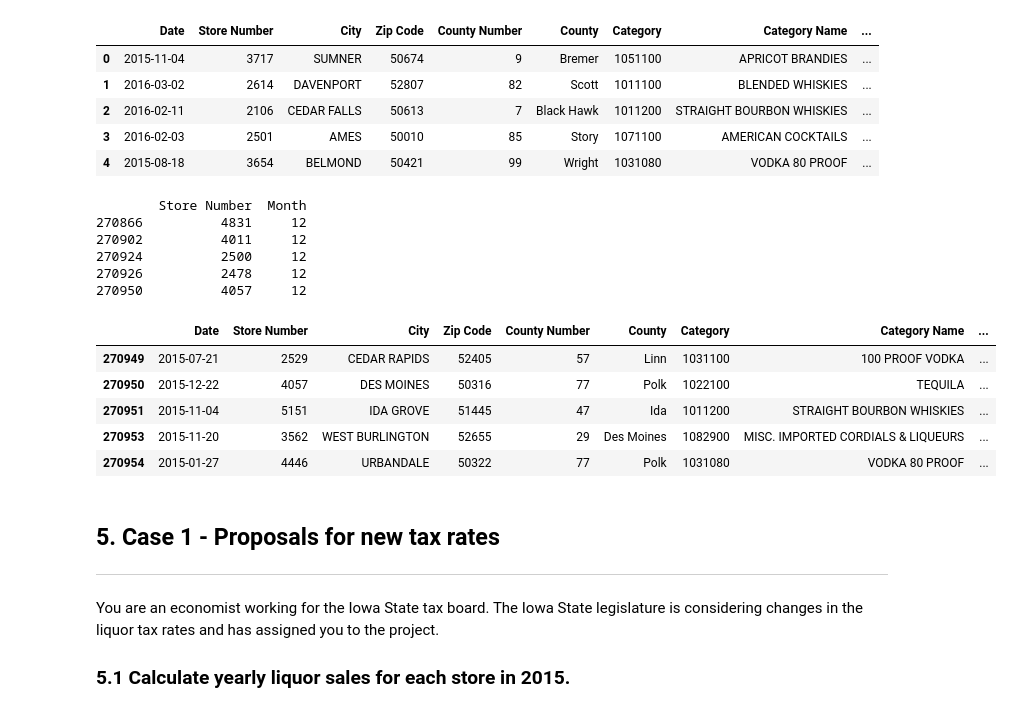
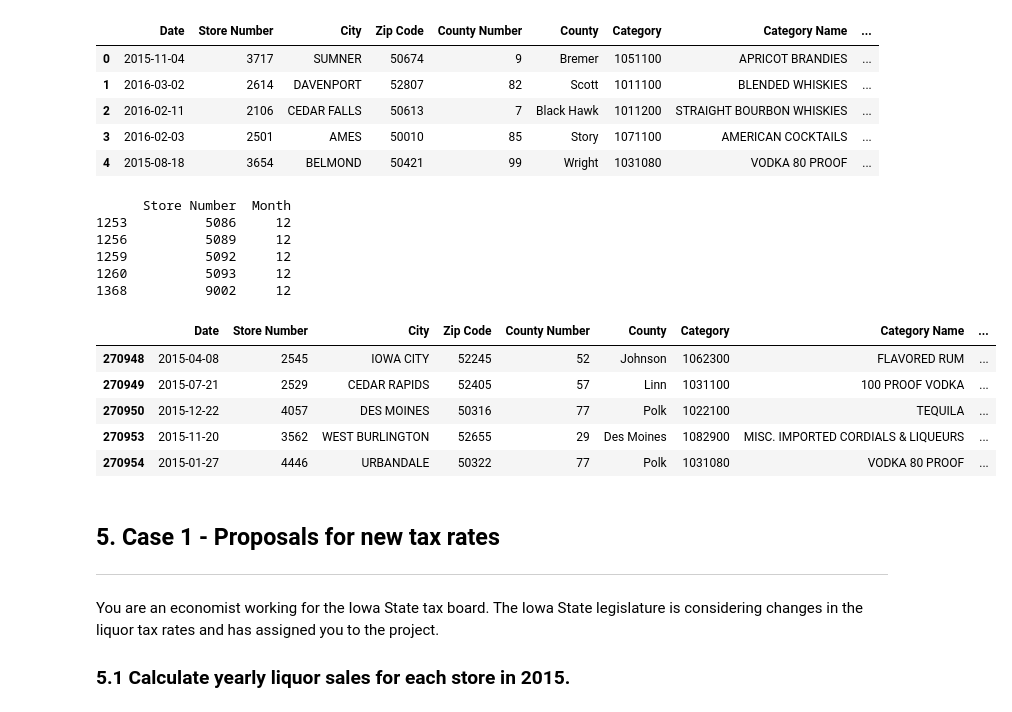
Before and after one commit to chablis8/Python-Pandas, a Jupyter notebook: exams/final/final_project/MT_take_home.ipynb, the cells around one changed output. Drawn from its saved outputs; the diff is of its cells as text; code cells hidden in the pictures.

```diff
--- a/exams/final/final_project/MT_take_home.ipynb
+++ b/exams/final/final_project/MT_take_home.ipynb
@@ -158,7 +158,7 @@ Volume Sold (Gallons)       0
 dtype: int64
 270955
 # %%
-iowa3 = iowa3.loc[iowa1['County Number'].notnull() & iowa1['County'].notnull() & iowa1['Category'].notnull() & iowa1['Category Name'].notnull()]
+iowa3 = iowa3.loc[iowa3['County Number'].notnull() & iowa3['County'].notnull() & iowa3['Category'].notnull() & iowa3['Category Name'].notnull()]
 
 print(iowa3.isnull().sum())
 print('\n')
@@ -263,25 +263,25 @@ iowa4.head()
 | 3 | 2016-02-03 | 2501 | AMES | 50010 | 85 | Story | 1071100 | AMERICAN COCKTAILS | ... |
 | 4 | 2015-08-18 | 3654 | BELMOND | 50421 | 99 | Wright | 1031080 | VODKA 80 PROOF | ... |
 # %%
-dy1 = iowa4.loc[(iowa4['Year'] == 2015) & (iowa4['Month'] == 12), ['Store Number','Month']]
-#dy2 = dy1.groupby(['Store Number', 'Month']).count().reset_index()
-#dy3 = dy2.groupby(['Store Number']).count().reset_index()
-#dy4 = dy3.loc[dy3['Month']==12].sort_values('Month', ascending = False)
+dy1 = iowa4[['Store Number','Month']].loc[(iowa4['Year'] == 2015)]
+dy2 = dy1.groupby(['Store Number', 'Month']).count().reset_index()
+dy3 = dy2.groupby(['Store Number']).count().reset_index()
+dy4 = dy3[dy3['Month']==12]
 #fy_shop_list = [i[0] for i in dy4.values.tolist()]
-print(dy1.tail())
-Stores_list = iowa4.loc[(iowa4['Year'] == 2015) &(iowa4['Store Number'].isin(dy1['Store Number']))]
+print(dy4.tail())
+Stores_list = iowa4.loc[(iowa4['Year'] == 2015) &(iowa4['Store Number'].isin(dy4['Store Number']))]
 Stores_list.tail()
 # %% [output]
-        Store Number  Month
-270866          4831     12
-270902          4011     12
-270924          2500     12
-270926          2478     12
-270950          4057     12
+      Store Number  Month
+1253          5086     12
+1256          5089     12
+1259          5092     12
+1260          5093     12
+1368          9002     12
 |  | Date | Store Number | City | Zip Code | County Number | County | Category | Category Name | ... |
+| 270948 | 2015-04-08 | 2545 | IOWA CITY | 52245 | 52 | Johnson | 1062300 | FLAVORED RUM | ... |
 | 270949 | 2015-07-21 | 2529 | CEDAR RAPIDS | 52405 | 57 | Linn | 1031100 | 100 PROOF VODKA | ... |
 | 270950 | 2015-12-22 | 4057 | DES MOINES | 50316 | 77 | Polk | 1022100 | TEQUILA | ... |
-| 270951 | 2015-11-04 | 5151 | IDA GROVE | 51445 | 47 | Ida | 1011200 | STRAIGHT BOURBON WHISKIES | ... |
 | 270953 | 2015-11-20 | 3562 | WEST BURLINGTON | 52655 | 29 | Des Moines | 1082900 | MISC. IMPORTED CORDIALS & LIQUEURS | ... |
 | 270954 | 2015-01-27 | 4446 | URBANDALE | 50322 | 77 | Polk | 1031080 | VODKA 80 PROOF | ... |
 # %% [markdown]
```
Also changed, not shown: parts of 8 cells of this notebook.
